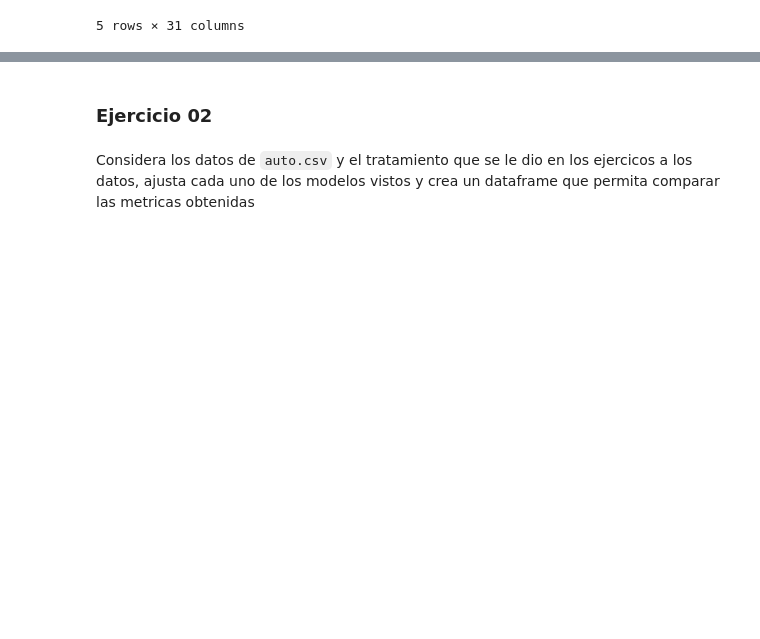
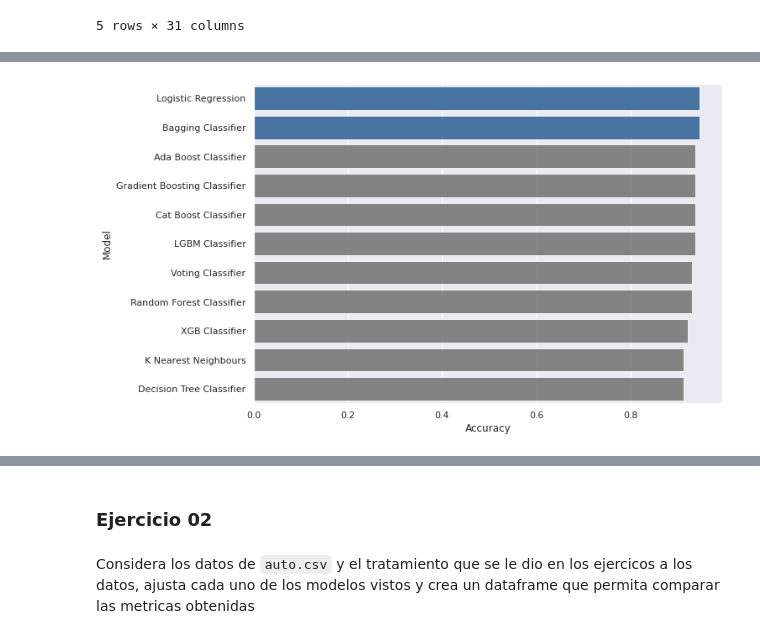
Before and after one commit to DanielEduardoLopez/DEVF-MachineLearning, a Jupyter notebook: Challenge_2_Trees.ipynb, the cells around one changed output, grey strips where cells are left out. Cells and saved outputs as stored; diff of their text form; code cells hidden in the pictures; blank space fills up the shorter version.

```diff
--- a/Challenge_2_Trees.ipynb
+++ b/Challenge_2_Trees.ipynb
@@ -1254,0 +1323,11 @@ performance
+# %%
+# Bart chart for the Accuracy
+palette = ['dimgray',]*20
+palette.insert(0, sns.color_palette('Blues_r')[0])
+palette.insert(0, sns.color_palette('Blues_r')[0])
+
+plt.figure(figsize = (10,7))
+sns.barplot(data = performance.sort_values(by= 'Accuracy', ascending = False), y = 'Model', x = 'Accuracy', palette= palette, alpha = 0.80)
+plt.show()
+# %% [output]
+[figure, added]
```
Also changed, not shown: parts of 27 cells of this notebook.
